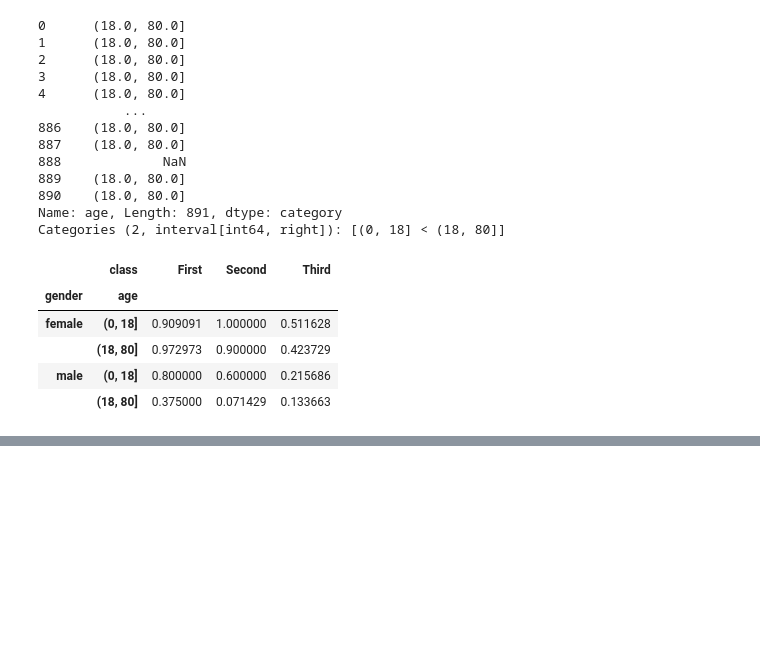
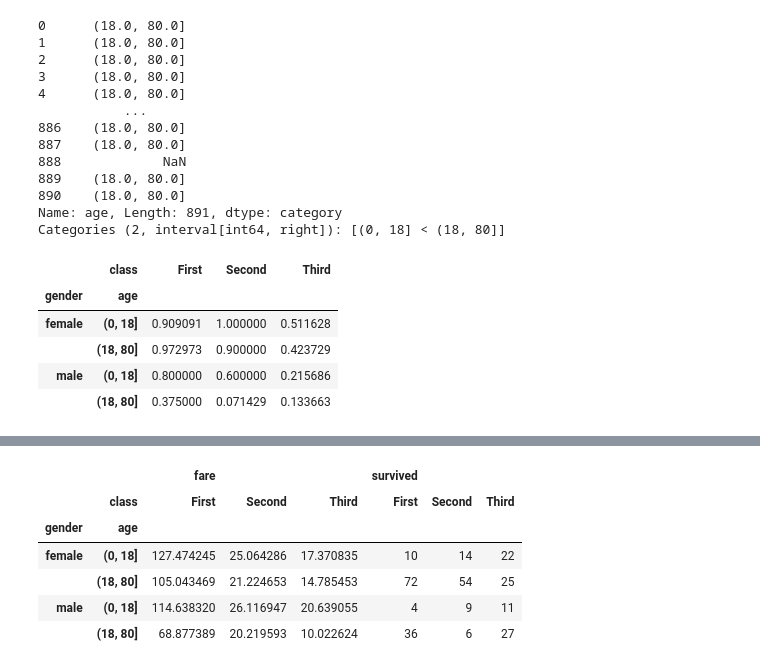
Before and after one commit to mirpouya/Basics-of-ML, a Jupyter notebook: Intermediate_Pandas.ipynb, the cells around one changed output, grey strips where cells are left out. Saved outputs shown, nothing was run; the diff lists cells and outputs as text; code cells hidden in the pictures; blank space fills up the shorter version.

```diff
--- a/Intermediate_Pandas.ipynb
+++ b/Intermediate_Pandas.ipynb
@@ -1107,0 +1122,12 @@ titanic_data.pivot_table("survived", index=["gender", age_partitions], columns="
+# %%
+# different aggregation functions on different columns
+
+titanic_data.pivot_table(index=["gender", age_partitions], columns="class", aggfunc={"survived":sum, "fare":"mean"})
+# %% [output]
+|  |  | fare |  |  | survived |  |  |
+|  | class | First | Second | Third | First | Second | Third |
+| gender | age |  |  |  |  |  |  |
+| female | (0, 18] | 127.474245 | 25.064286 | 17.370835 | 10 | 14 | 22 |
+|  | (18, 80] | 105.043469 | 21.224653 | 14.785453 | 72 | 54 | 25 |
+| male | (0, 18] | 114.638320 | 26.116947 | 20.639055 | 4 | 9 | 11 |
+|  | (18, 80] | 68.877389 | 20.219593 | 10.022624 | 36 | 6 | 27 |
```
Also changed, not shown: parts of 1 cell of this notebook.
